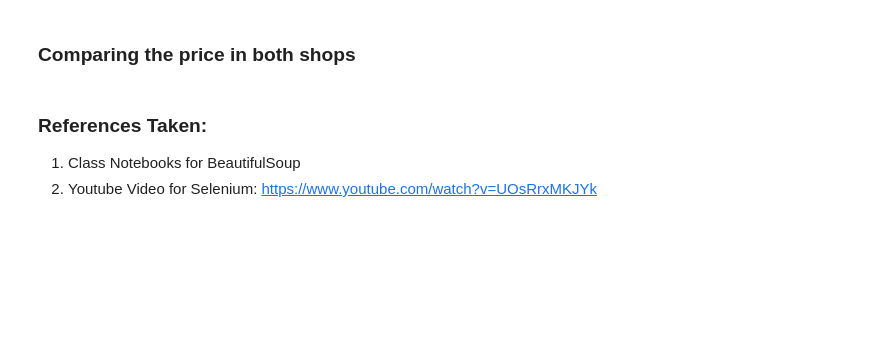
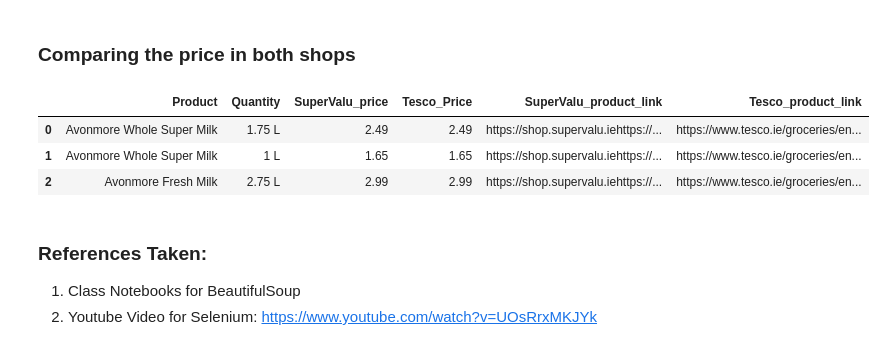
Before and after one commit to Akash2206/Python_CA2, a Jupyter notebook: Python_CA2_Akash_Satpute.ipynb, the cells around one changed output. Cells and saved outputs as stored; diff of their text form; code cells hidden in the pictures; blank space fills up the shorter version.

```diff
--- a/Python_CA2_Akash_Satpute.ipynb
+++ b/Python_CA2_Akash_Satpute.ipynb
@@ -138,5 +168,13 @@ df
 # %% [markdown]
 ### Comparing the price in both shops
+# %%
+common_df = pd.merge(result, df, on=['Product', 'Quantity'], how='inner')
+common_df[['Product','Quantity','SuperValu_price','Tesco_Price','SuperValu_product_link','Tesco_product_link']]
+# %% [output]
+|  | Product | Quantity | SuperValu_price | Tesco_Price | SuperValu_product_link | Tesco_product_link |
+| 0 | Avonmore Whole Super Milk | 1.75 L | 2.49 | 2.49 | https://shop.supervalu.iehttps://... | https://www.tesco.ie/groceries/en... |
+| 1 | Avonmore Whole Super Milk | 1 L | 1.65 | 1.65 | https://shop.supervalu.iehttps://... | https://www.tesco.ie/groceries/en... |
+| 2 | Avonmore Fresh Milk | 2.75 L | 2.99 | 2.99 | https://shop.supervalu.iehttps://... | https://www.tesco.ie/groceries/en... |
 # %% [markdown]
 ### References Taken:
 1) Class Notebooks for BeautifulSoup
```
Also changed, not shown: parts of 8 cells of this notebook.
